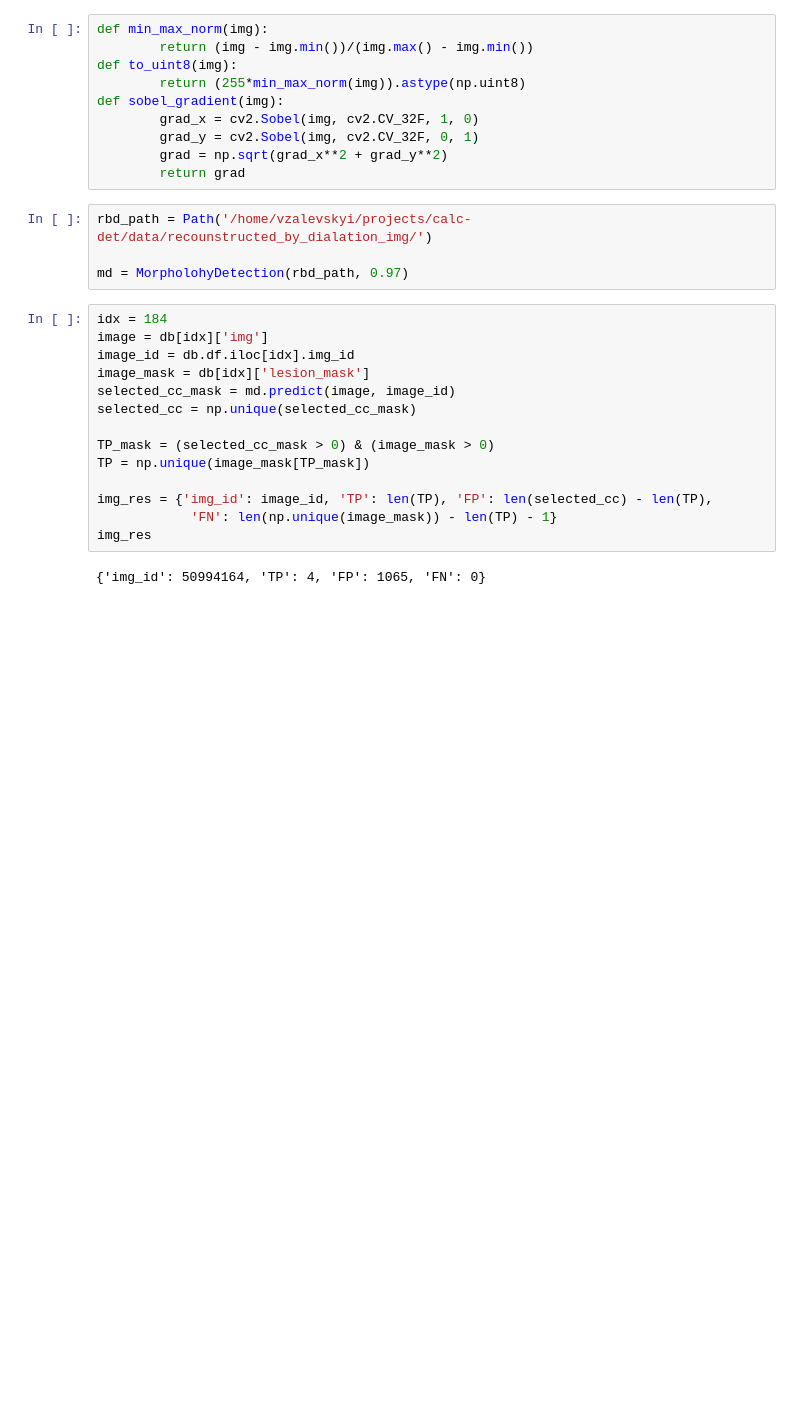
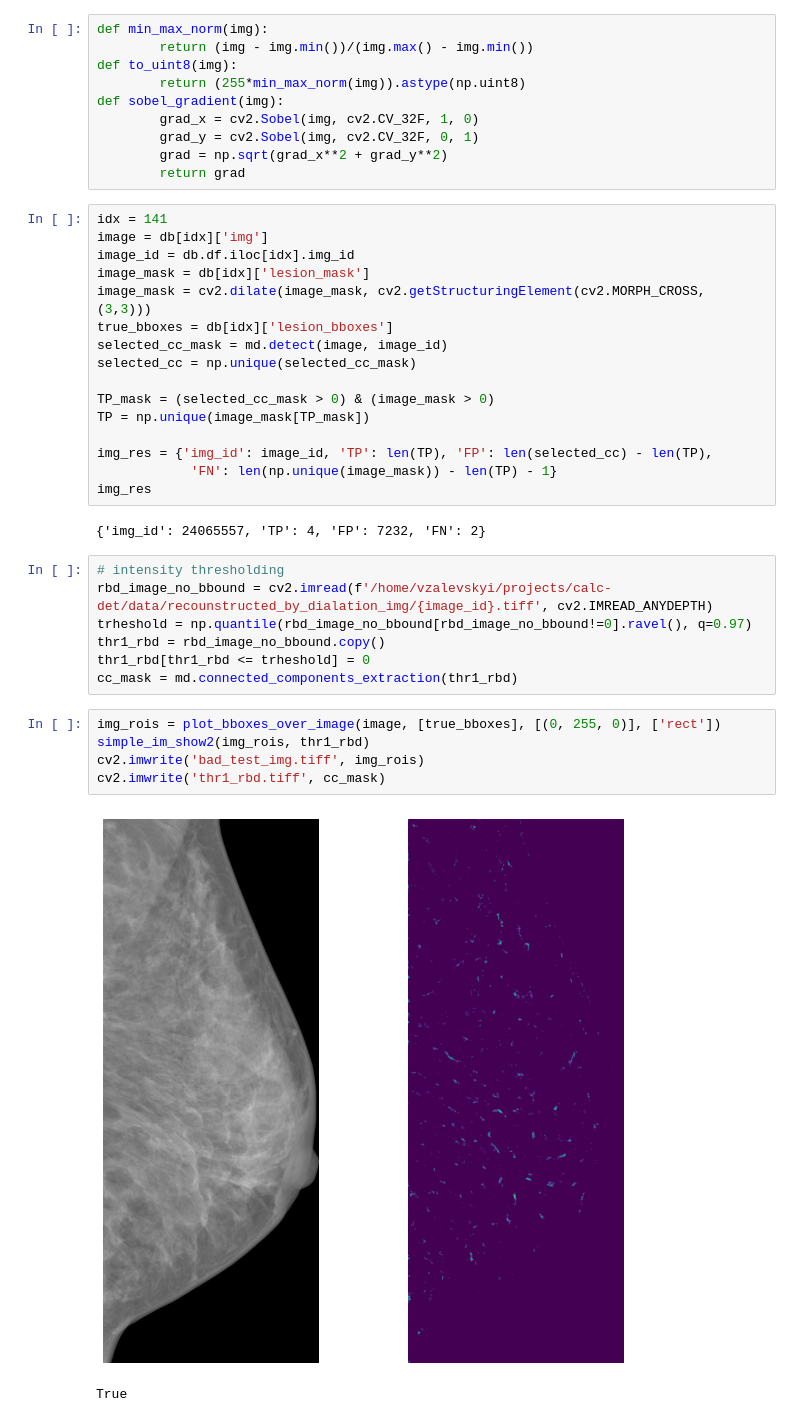
Before and after one commit to joaco18/calc-det, a Jupyter notebook: notebooks/Morphology mC Detection Test.ipynb, the cells around one changed output. Saved outputs shown, nothing was run; the diff lists cells and outputs as text; blank space fills up the shorter version.

```diff
--- a/notebooks/Morphology mC Detection Test.ipynb
+++ b/notebooks/Morphology mC Detection Test.ipynb
@@ -38,16 +47,14 @@ def sobel_gradient(img):
         grad_y = cv2.Sobel(img, cv2.CV_32F, 0, 1)
         grad = np.sqrt(grad_x**2 + grad_y**2)
         return grad
-# %%
-rbd_path = Path('/home/vzalevskyi/projects/calc-det/data/recounstructed_by_dialation_img/')
-
-md = MorpholohyDetection(rbd_path, 0.97)
 # %%
-idx = 184
+idx = 141
 image = db[idx]['img']
 image_id = db.df.iloc[idx].img_id
 image_mask = db[idx]['lesion_mask']
-selected_cc_mask = md.predict(image, image_id)
+image_mask = cv2.dilate(image_mask, cv2.getStructuringElement(cv2.MORPH_CROSS, (3,3)))
+true_bboxes = db[idx]['lesion_bboxes']
+selected_cc_mask = md.detect(image, image_id)
 selected_cc = np.unique(selected_cc_mask)
 
 TP_mask = (selected_cc_mask > 0) & (image_mask > 0)
@@ -57,4 +64,19 @@ img_res = {'img_id': image_id, 'TP': len(TP), 'FP': len(selected_cc) - len(TP),
             'FN': len(np.unique(image_mask)) - len(TP) - 1}
 img_res
 # %% [output]
-{'img_id': 50994164, 'TP': 4, 'FP': 1065, 'FN': 0}
+{'img_id': 24065557, 'TP': 4, 'FP': 7232, 'FN': 2}
+# %%
+# intensity thresholding
+rbd_image_no_bbound = cv2.imread(f'/home/vzalevskyi/projects/calc-det/data/recounstructed_by_dialation_img/{image_id}.tiff', cv2.IMREAD_ANYDEPTH)
+trheshold = np.quantile(rbd_image_no_bbound[rbd_image_no_bbound!=0].ravel(), q=0.97)
+thr1_rbd = rbd_image_no_bbound.copy()
+thr1_rbd[thr1_rbd <= trheshold] = 0
+cc_mask = md.connected_components_extraction(thr1_rbd)
+# %%
+img_rois = plot_bboxes_over_image(image, [true_bboxes], [(0, 255, 0)], ['rect'])
+simple_im_show2(img_rois, thr1_rbd)
+cv2.imwrite('bad_test_img.tiff', img_rois)
+cv2.imwrite('thr1_rbd.tiff', cc_mask)
+# %% [output]
+[figure, added]
+True
```
Also changed, not shown: parts of 16 cells of this notebook, 1 other file.
